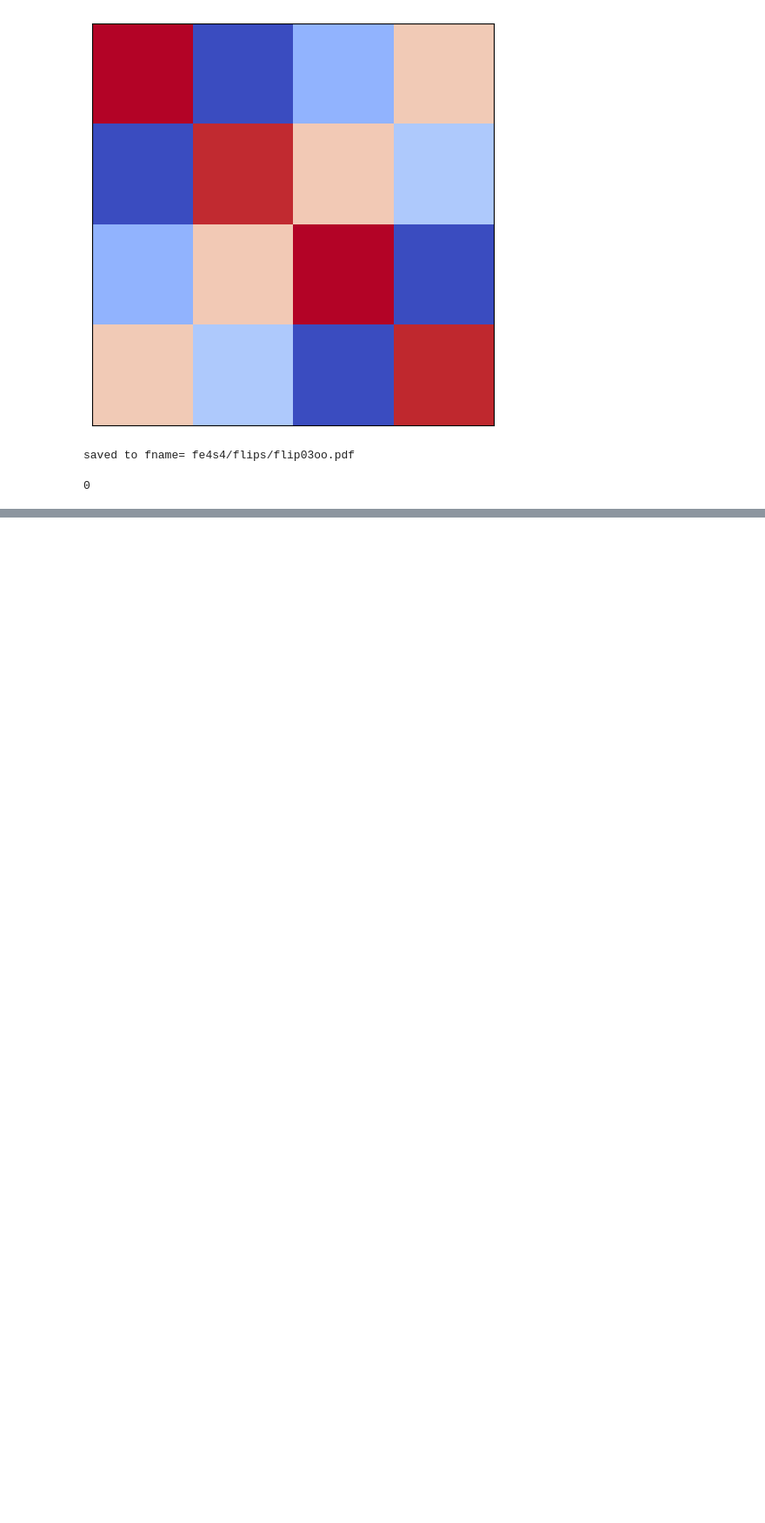
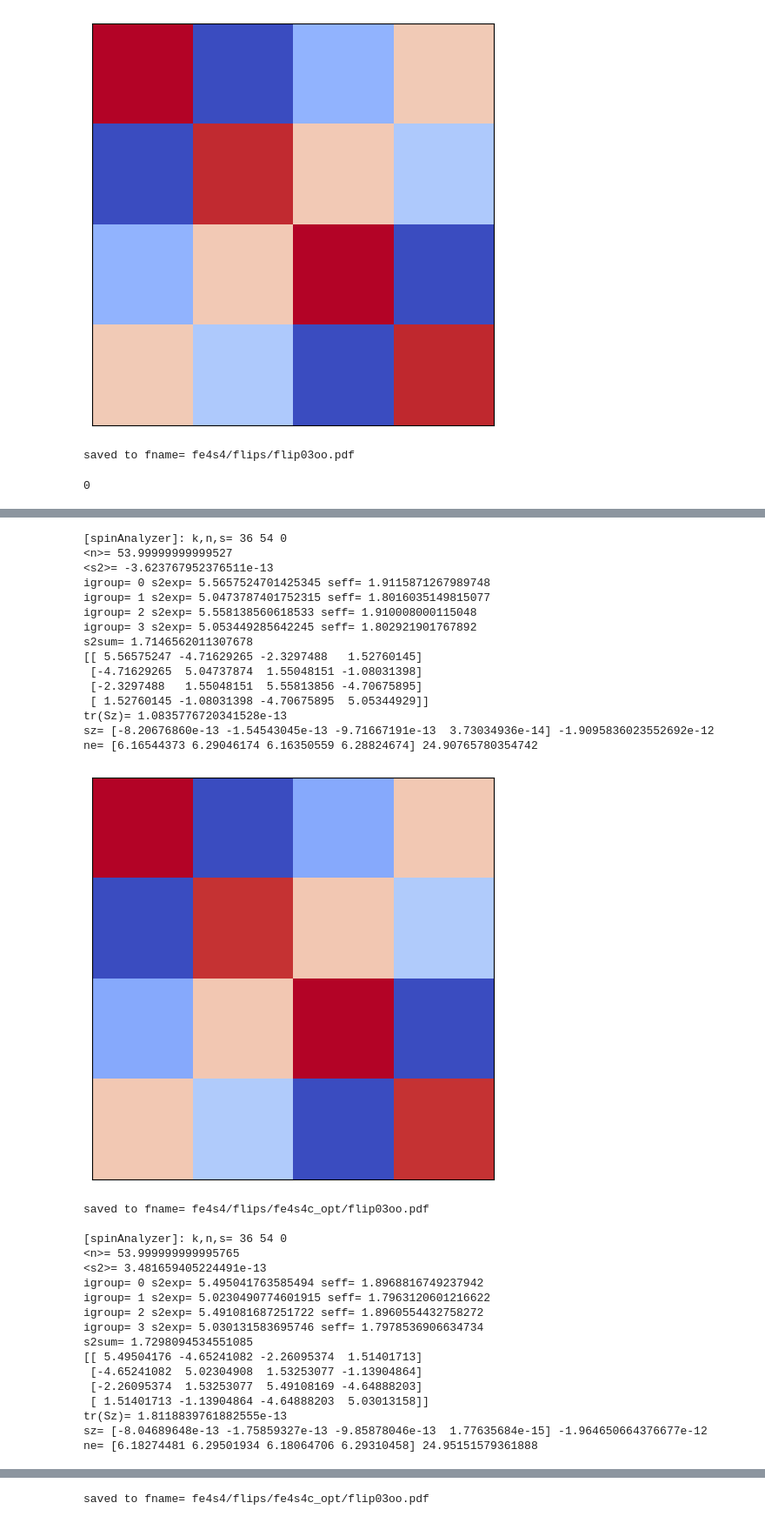
Before and after one commit to Quantum-Chemistry-Group-BNU/FOCUS, a Jupyter notebook: pyutils/spinAnalysis/fe4s4_block2pdm.ipynb, the cells around one changed output, grey strips where cells are left out. Shown at 87% size. Drawn from its saved outputs; the diff is of its cells as text; code cells hidden in the pictures; blank space fills up the shorter version.

```diff
--- a/pyutils/spinAnalysis/fe4s4_block2pdm.ipynb
+++ b/pyutils/spinAnalysis/fe4s4_block2pdm.ipynb
@@ -138,0 +131,40 @@ saved to fname= fe4s4/flips/flip03oo.pdf
+# %%
+for dcut in [500,1000,2000,3000,5000]:
+    flip03oo = np.load('./fe4s4/flips/fe4s4c_opt/pdm2_d'+str(dcut)+'.npy')
+    flip03oo = rdmutils.twordm_backtransform(flip03oo,urot03)
+    sisj_03oo = spinAnalyzer.spinAnalyzer(flip03oo,groups,k,n,s)
+    spinAnalyzer.genSpinSpinPlot(sisj_03oo,'fe4s4/flips/fe4s4c_opt/flip03oo.pdf')
+# %% [output]
+[spinAnalyzer]: k,n,s= 36 54 0
+<n>= 53.99999999999527
+<s2>= -3.623767952376511e-13
+igroup= 0 s2exp= 5.5657524701425345 seff= 1.9115871267989748
+igroup= 1 s2exp= 5.0473787401752315 seff= 1.8016035149815077
+igroup= 2 s2exp= 5.558138560618533 seff= 1.910008000115048
+igroup= 3 s2exp= 5.053449285642245 seff= 1.802921901767892
+s2sum= 1.7146562011307678
+[[ 5.56575247 -4.71629265 -2.3297488   1.52760145]
+ [-4.71629265  5.04737874  1.55048151 -1.08031398]
+ [-2.3297488   1.55048151  5.55813856 -4.70675895]
+ [ 1.52760145 -1.08031398 -4.70675895  5.05344929]]
+tr(Sz)= 1.0835776720341528e-13
+sz= [-8.20676860e-13 -1.54543045e-13 -9.71667191e-13  3.73034936e-14] -1.9095836023552692e-12
+ne= [6.16544373 6.29046174 6.16350559 6.28824674] 24.90765780354742
+[figure, added]
+saved to fname= fe4s4/flips/fe4s4c_opt/flip03oo.pdf
+
+[spinAnalyzer]: k,n,s= 36 54 0
+<n>= 53.999999999995765
+<s2>= 3.481659405224491e-13
+igroup= 0 s2exp= 5.495041763585494 seff= 1.8968816749237942
+igroup= 1 s2exp= 5.0230490774601915 seff= 1.7963120601216622
+igroup= 2 s2exp= 5.491081687251722 seff= 1.8960554432758272
+igroup= 3 s2exp= 5.030131583695746 seff= 1.7978536906634734
+s2sum= 1.7298094534551085
+[[ 5.49504176 -4.65241082 -2.26095374  1.51401713]
+ [-4.65241082  5.02304908  1.53253077 -1.13904864]
+ [-2.26095374  1.53253077  5.49108169 -4.64888203]
+ [ 1.51401713 -1.13904864 -4.64888203  5.03013158]]
+tr(Sz)= 1.8118839761882555e-13
+sz= [-8.04689648e-13 -1.75859327e-13 -9.85878046e-13  1.77635684e-15] -1.964650664376677e-12
+ne= [6.18274481 6.29501934 6.18064706 6.29310458] 24.95151579361888
@@ -138,0 +226 @@ saved to fname= fe4s4/flips/flip03oo.pdf
+saved to fname= fe4s4/flips/fe4s4c_opt/flip03oo.pdf
```
Also changed, not shown: parts of 10 cells of this notebook, 7 other files.
